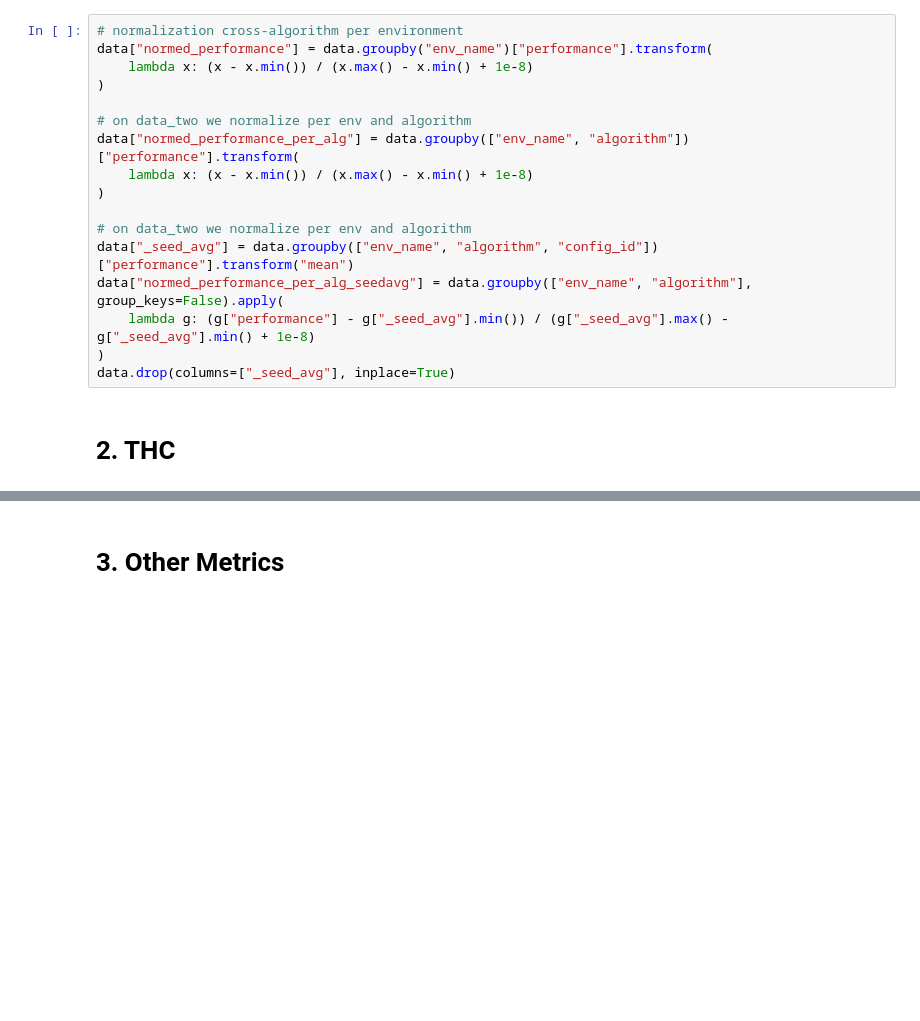
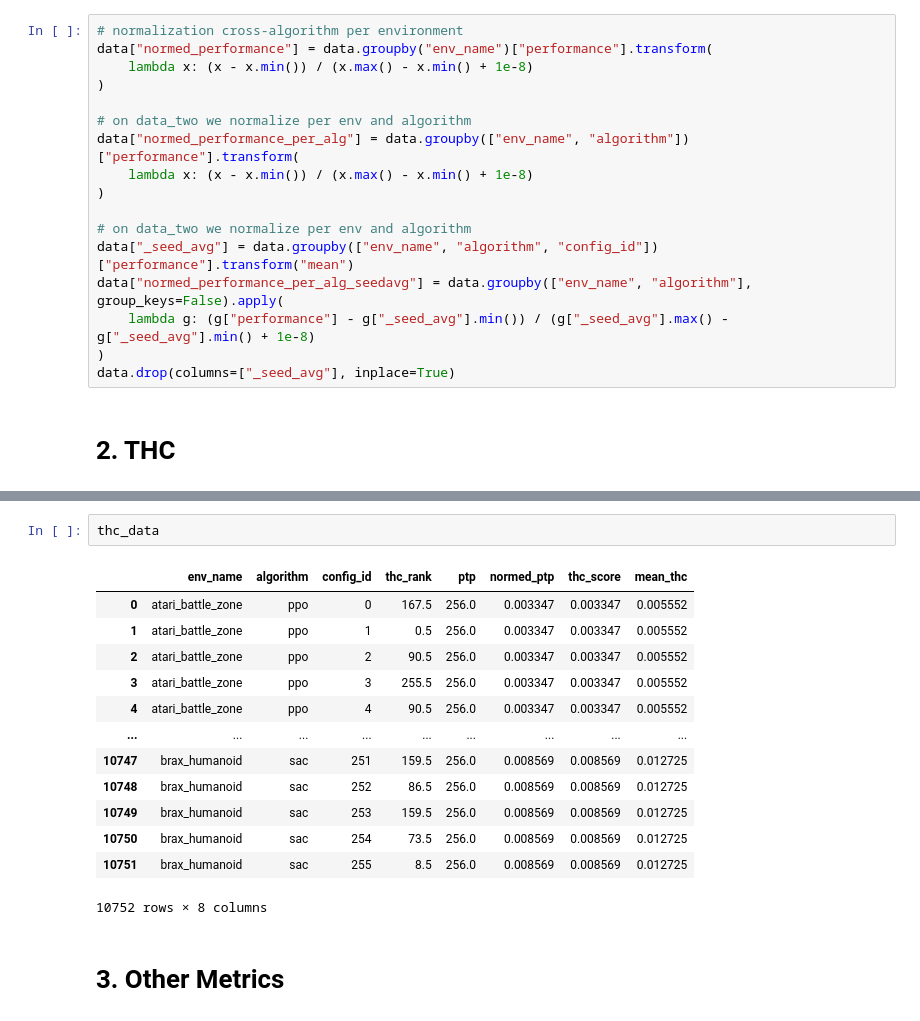
Before and after one commit to JFKleuker/arlbench_data_analysis, a Jupyter notebook: evals/02_AlgConsistency/Cross_env.ipynb, the cells around one changed output, grey strips where cells are left out. Saved outputs shown, nothing was run; the diff lists cells and outputs as text; blank space fills up the shorter version.

```diff
--- a/evals/02_AlgConsistency/Cross_env.ipynb
+++ b/evals/02_AlgConsistency/Cross_env.ipynb
@@ -113,3 +125,19 @@ sns.catplot(data=thc_data, x="algorithm", y="mean_thc", hue="algorithm", kind="b
+# %%
+thc_data
+# %% [output]
+|  | env_name | algorithm | config_id | thc_rank | ptp | normed_ptp | thc_score | mean_thc |
+| 0 | atari_battle_zone | ppo | 0 | 167.5 | 256.0 | 0.003347 | 0.003347 | 0.005552 |
+| 1 | atari_battle_zone | ppo | 1 | 0.5 | 256.0 | 0.003347 | 0.003347 | 0.005552 |
+| 2 | atari_battle_zone | ppo | 2 | 90.5 | 256.0 | 0.003347 | 0.003347 | 0.005552 |
+| 3 | atari_battle_zone | ppo | 3 | 255.5 | 256.0 | 0.003347 | 0.003347 | 0.005552 |
+| 4 | atari_battle_zone | ppo | 4 | 90.5 | 256.0 | 0.003347 | 0.003347 | 0.005552 |
+| ... | ... | ... | ... | ... | ... | ... | ... | ... |
+| 10747 | brax_humanoid | sac | 251 | 159.5 | 256.0 | 0.008569 | 0.008569 | 0.012725 |
+| 10748 | brax_humanoid | sac | 252 | 86.5 | 256.0 | 0.008569 | 0.008569 | 0.012725 |
+| 10749 | brax_humanoid | sac | 253 | 159.5 | 256.0 | 0.008569 | 0.008569 | 0.012725 |
+| 10750 | brax_humanoid | sac | 254 | 73.5 | 256.0 | 0.008569 | 0.008569 | 0.012725 |
+| 10751 | brax_humanoid | sac | 255 | 8.5 | 256.0 | 0.008569 | 0.008569 | 0.012725 |
+10752 rows × 8 columns
 # %% [markdown]
 # 3. Other Metrics
 # %%
```
Also changed, not shown: parts of 2 cells of this notebook, 5 other files.
